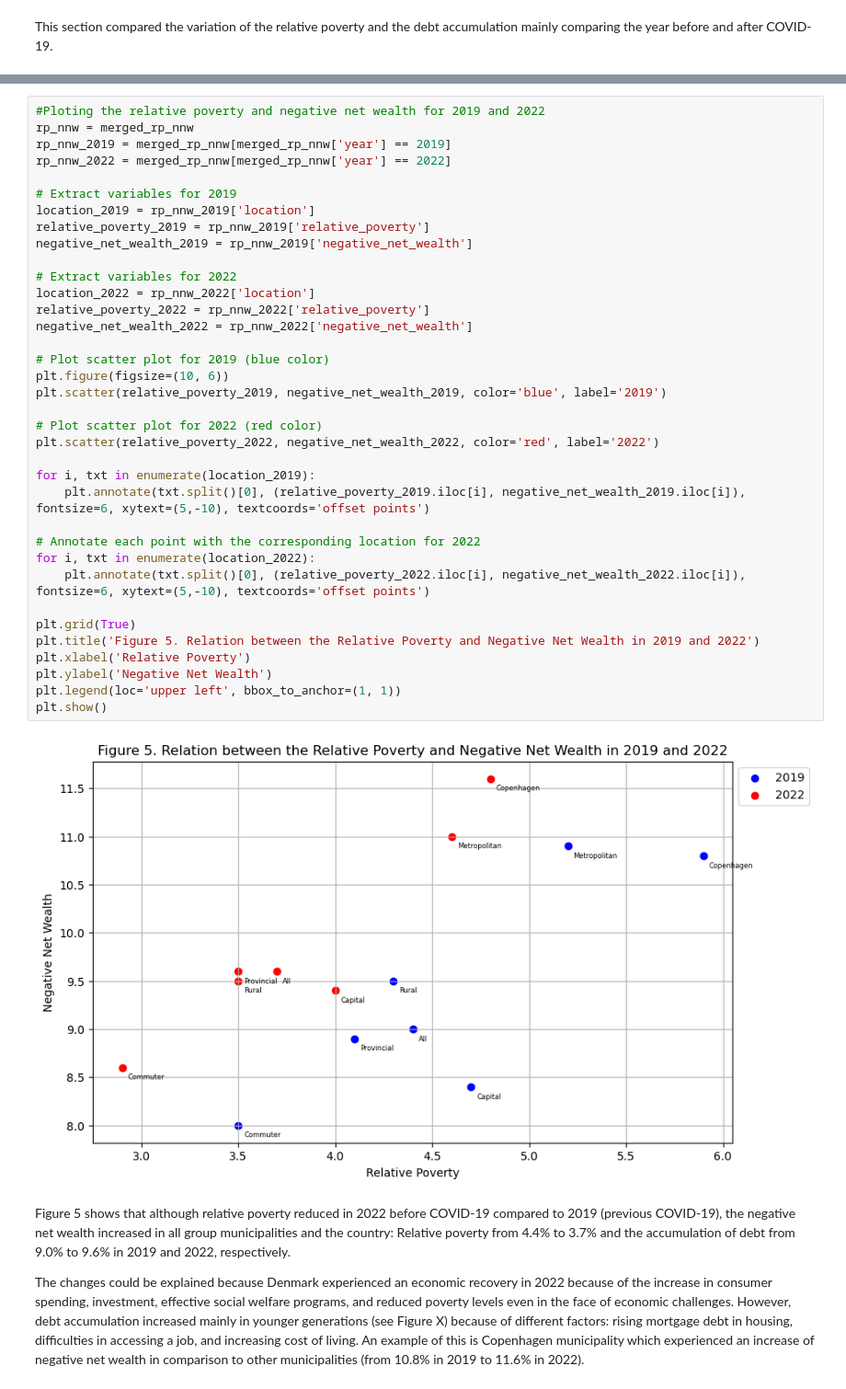
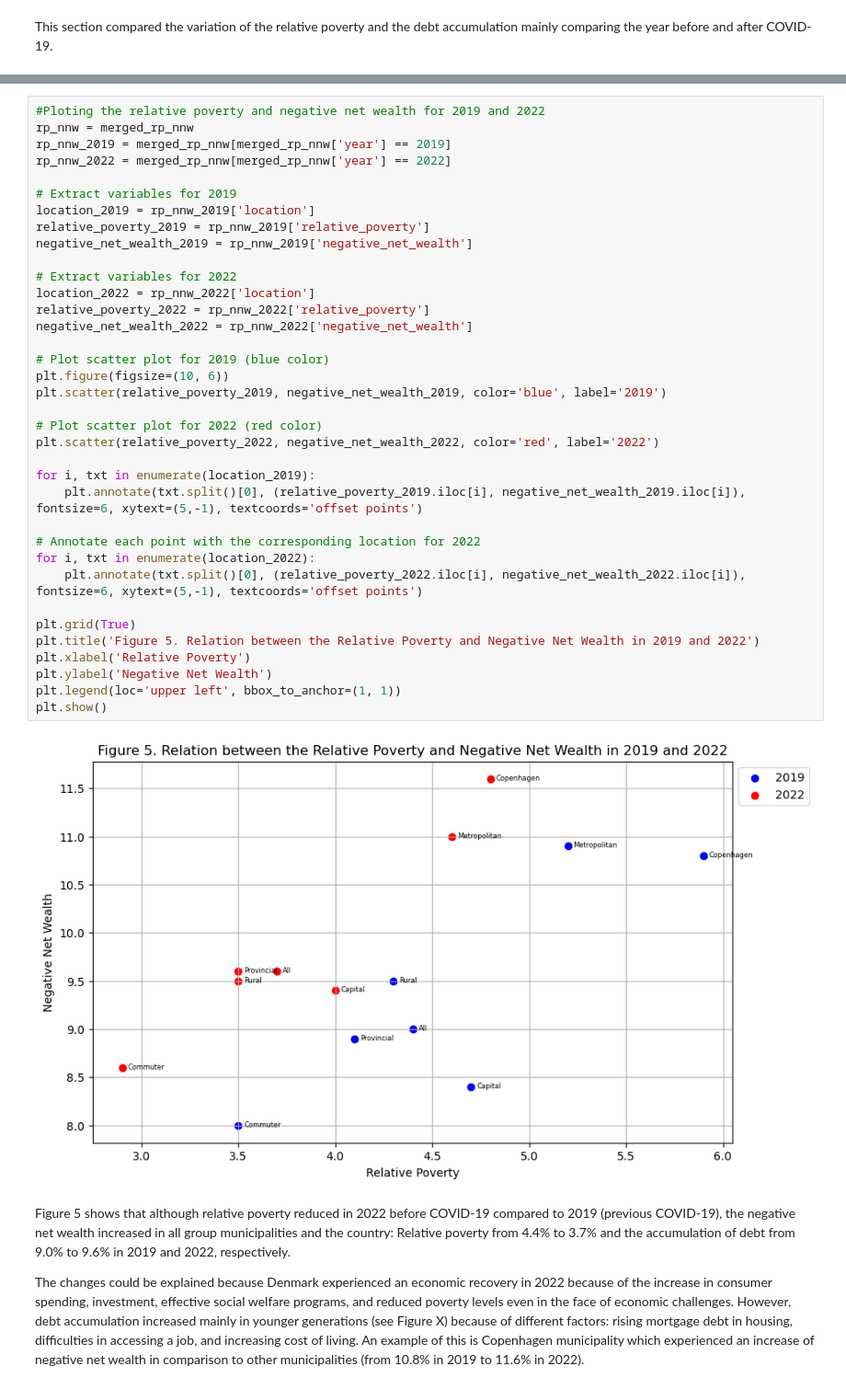
Before and after one commit to NumEconCopenhagen/projects-2024-petra-maritza-noah, a Jupyter notebook: dataproject/dataproject.ipynb, the cells around one changed output, grey strips where cells are left out. Shown at 92% size. Drawn from its saved outputs; the diff is of its cells as text.

Commit message:
New graph

```diff
--- a/dataproject/dataproject.ipynb
+++ b/dataproject/dataproject.ipynb
@@ -450,36 +427,36 @@ rp_nnw_2022 = merged_rp_nnw[merged_rp_nnw['year'] == 2022]
 
 # Extract variables for 2019
 location_2019 = rp_nnw_2019['location']
 relative_poverty_2019 = rp_nnw_2019['relative_poverty']
 negative_net_wealth_2019 = rp_nnw_2019['negative_net_wealth']
 
 # Extract variables for 2022
 location_2022 = rp_nnw_2022['location']
 relative_poverty_2022 = rp_nnw_2022['relative_poverty']
 negative_net_wealth_2022 = rp_nnw_2022['negative_net_wealth']
 
 # Plot scatter plot for 2019 (blue color)
 plt.figure(figsize=(10, 6))
 plt.scatter(relative_poverty_2019, negative_net_wealth_2019, color='blue', label='2019')
 
 # Plot scatter plot for 2022 (red color)
 plt.scatter(relative_poverty_2022, negative_net_wealth_2022, color='red', label='2022')
 
 for i, txt in enumerate(location_2019):
-    plt.annotate(txt.split()[0], (relative_poverty_2019.iloc[i], negative_net_wealth_2019.iloc[i]), fontsize=6, xytext=(5,-10), textcoords='offset points')
+    plt.annotate(txt.split()[0], (relative_poverty_2019.iloc[i], negative_net_wealth_2019.iloc[i]), fontsize=6, xytext=(5,-1), textcoords='offset points')
 
 # Annotate each point with the corresponding location for 2022
 for i, txt in enumerate(location_2022):
-    plt.annotate(txt.split()[0], (relative_poverty_2022.iloc[i], negative_net_wealth_2022.iloc[i]), fontsize=6, xytext=(5,-10), textcoords='offset points')
+    plt.annotate(txt.split()[0], (relative_poverty_2022.iloc[i], negative_net_wealth_2022.iloc[i]), fontsize=6, xytext=(5,-1), textcoords='offset points')
 
 plt.grid(True)
 plt.title('Figure 5. Relation between the Relative Poverty and Negative Net Wealth in 2019 and 2022')
 plt.xlabel('Relative Poverty')
 plt.ylabel('Negative Net Wealth')
 plt.legend(loc='upper left', bbox_to_anchor=(1, 1))
 plt.show()
 # %% [output]
-[figure, old version]
+[figure, new version]
 # %% [markdown]
 Figure 5 shows that although relative poverty reduced in 2022 before COVID-19 compared to 2019 (previous COVID-19), the negative net wealth increased in all group municipalities and the country: Relative poverty from 4.4% to 3.7% and the accumulation of debt from 9.0% to 9.6% in 2019 and 2022, respectively.
 
```
Also changed, not shown: parts of 31 cells of this notebook, 2 other files.
